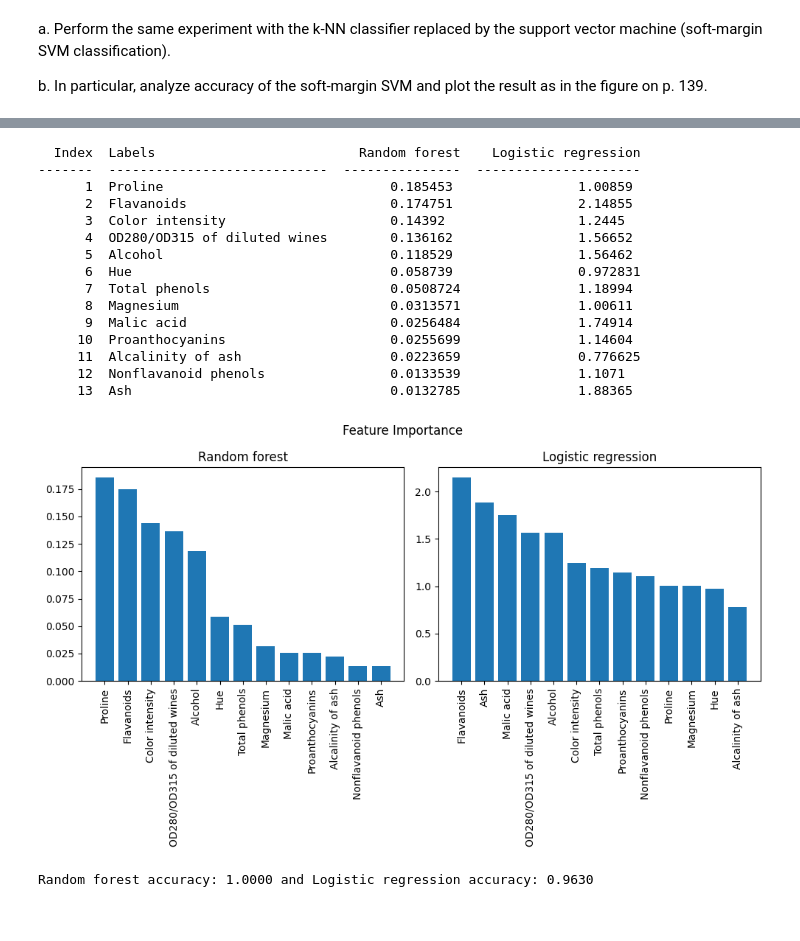
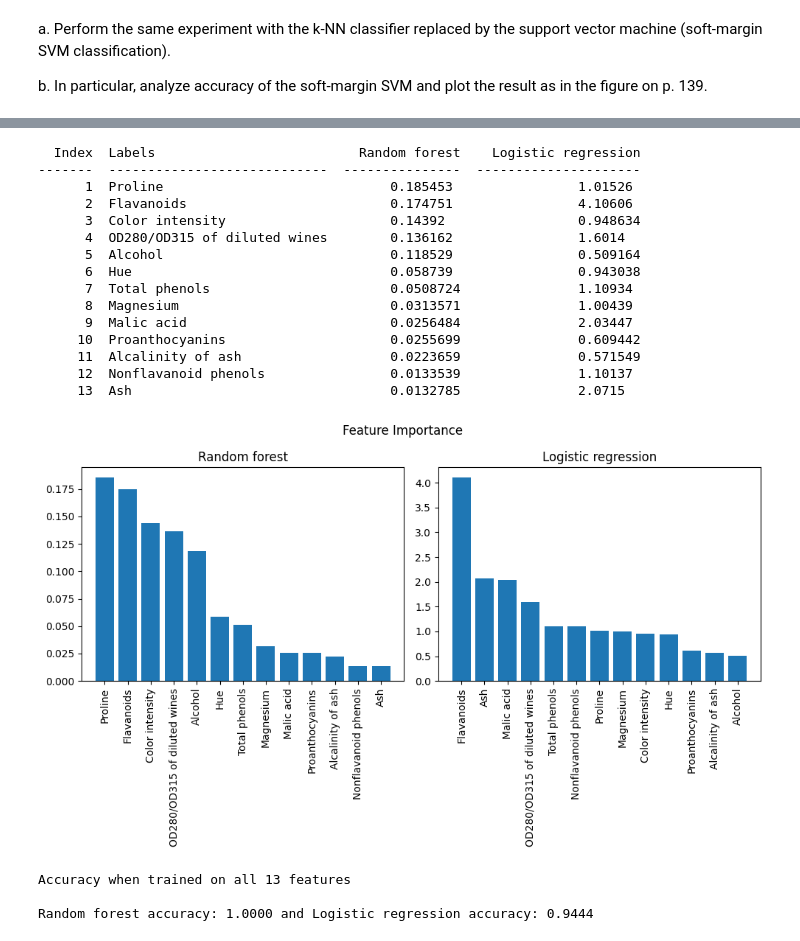
Before and after one commit to aayamrajshakya/Math_Fndn_of_Machine_Learning, a Jupyter notebook: HW6.ipynb, the cells around one changed output, grey strips where cells are left out. Saved outputs shown, nothing was run; the diff lists cells and outputs as text; code cells hidden in the pictures.

```diff
--- a/HW6.ipynb
+++ b/HW6.ipynb
@@ -160,0 +216,27 @@ logistic regression classifier for k_features = 1, 2, · · · , 13.
+# %%
+from sklearn.svm import SVC
+from sklearn.feature_selection import SequentialFeatureSelector
+
+# Initialize SVM classifier
+svm = SVC(kernel='rbf')
+
+# Backward Feature Selection
+sfs = SequentialFeatureSelector(estimator=svm,
+                                n_features_to_select=4,
+                                direction='backward')
+sfs.fit(X_train_std, y_train)
+
+# Selected feature indices
+selected_features = sfs.get_support(indices=True)
+
+# Use selected features for training and testing
+X_train_selected = X_train_std[:, selected_features]
+X_test_selected = X_test_std[:, selected_features]
+
+# Train SVM model with selected features
+svm_selected = SVC(kernel='rbf')
+svm_selected.fit(X_train_selected, y_train)
+
+# Evaluate model performance
+accuracy = svm_selected.score(X_test_selected, y_test)
+print("Accuracy with selected features:", accuracy)
@@ -161,6 +277,5 @@ logistic regression classifier for k_features = 1, 2, · · · , 13.
 # %%
-# REFERENCE: https://shorturl.at/hlJ2Z
-
+# REFERENCE: https://www.geeksforgeeks.org/understanding-feature-importance-in-logistic-regression-models/
 from tabulate import tabulate
 from sklearn.ensemble import RandomForestClassifier
 from sklearn.linear_model import LogisticRegression
@@ -169,12 +284,18 @@ from sklearn.metrics import accuracy_score
 feat_labels = df_wine.columns[1:]
 
 forest = RandomForestClassifier(n_estimators=500, random_state=1)
-logit = LogisticRegression(max_iter=10000, random_state=1)
+logit = LogisticRegression(max_iter=10000, solver='liblinear')
+# liblinear solver supports both L1 and L2 regularization and
+# is a good choice for small datasets
 
 forest.fit(X_train, y_train)
 logit.fit(X_train, y_train)
 forest_importances = forest.feature_importances_
 logit_importances = np.exp(logit.coef_[0])
+# odd ratio = np.exp(coefficients)
+# I exponentiated the coefficients because some 'importance' values were
+# negative, which distorted the plot.
+# This doesn't affect the order of importance though.
 
 indices = np.argsort(forest_importances)[::-1]
 logit_indices = np.argsort(logit_importances)[::-1]
@@ -202,46 +323,49 @@ ax[0].set_xticks(range(X_train.shape[1]),
            feat_labels[indices], rotation=90)
 ax[0].set_xlim([-1, X_train.shape[1]])
 
 #-----------------------------------------------------
 
 ax[1].set_title('Logistic regression')
 ax[1].bar(range(X_train.shape[1]),
         logit_importances[logit_indices],
         align='center')
 
 ax[1].set_xticks(range(X_train.shape[1]),
            feat_labels[logit_indices], rotation=90)
 ax[1].set_xlim([-1, X_train.shape[1]])
 
 plt.suptitle("Feature Importance")
 plt.tight_layout()
 plt.show()
 
 
 # Calculate accuracy
 forest_pred = forest.predict(X_test)
 forest_accuracy = accuracy_score(y_test, forest_pred)
 
 logit_pred = logit.predict(X_test)
 logit_accuracy = accuracy_score(y_test, logit_pred)
 
-print(f"\n\nRandom forest accuracy: {forest_accuracy:.4f}\
+print("\nAccuracy when trained on all 13 features")
+print(f"\nRandom forest accuracy: {forest_accuracy:.4f}\
  and Logistic regression accuracy: {logit_accuracy:.4f}")
 # %% [output]
   Index  Labels                          Random forest    Logistic regression
 -------  ----------------------------  ---------------  ---------------------
-      1  Proline                             0.185453                1.00859
-      2  Flavanoids                          0.174751                2.14855
-      3  Color intensity                     0.14392                 1.2445
-      4  OD280/OD315 of diluted wines        0.136162                1.56652
-      5  Alcohol                             0.118529                1.56462
-      6  Hue                                 0.058739                0.972831
-      7  Total phenols                       0.0508724               1.18994
-      8  Magnesium                           0.0313571               1.00611
-      9  Malic acid                          0.0256484               1.74914
-     10  Proanthocyanins                     0.0255699               1.14604
-     11  Alcalinity of ash                   0.0223659               0.776625
-     12  Nonflavanoid phenols                0.0133539               1.1071
-     13  Ash                                 0.0132785               1.88365
+      1  Proline                             0.185453                1.01526
+      2  Flavanoids                          0.174751                4.10606
+      3  Color intensity                     0.14392                 0.948634
+      4  OD280/OD315 of diluted wines        0.136162                1.6014
+      5  Alcohol                             0.118529                0.509164
+      6  Hue                                 0.058739                0.943038
+      7  Total phenols                       0.0508724               1.10934
+      8  Magnesium                           0.0313571               1.00439
+      9  Malic acid                          0.0256484               2.03447
+     10  Proanthocyanins                     0.0255699               0.609442
+     11  Alcalinity of ash                   0.0223659               0.571549
+     12  Nonflavanoid phenols                0.0133539               1.10137
+     13  Ash                                 0.0132785               2.0715
-[figure, old version]
+[figure, new version]
-Random forest accuracy: 1.0000 and Logistic regression accuracy: 0.9630
+Accuracy when trained on all 13 features
+
+Random forest accuracy: 1.0000 and Logistic regression accuracy: 0.9444
```
Also changed, not shown: parts of 19 cells of this notebook.
